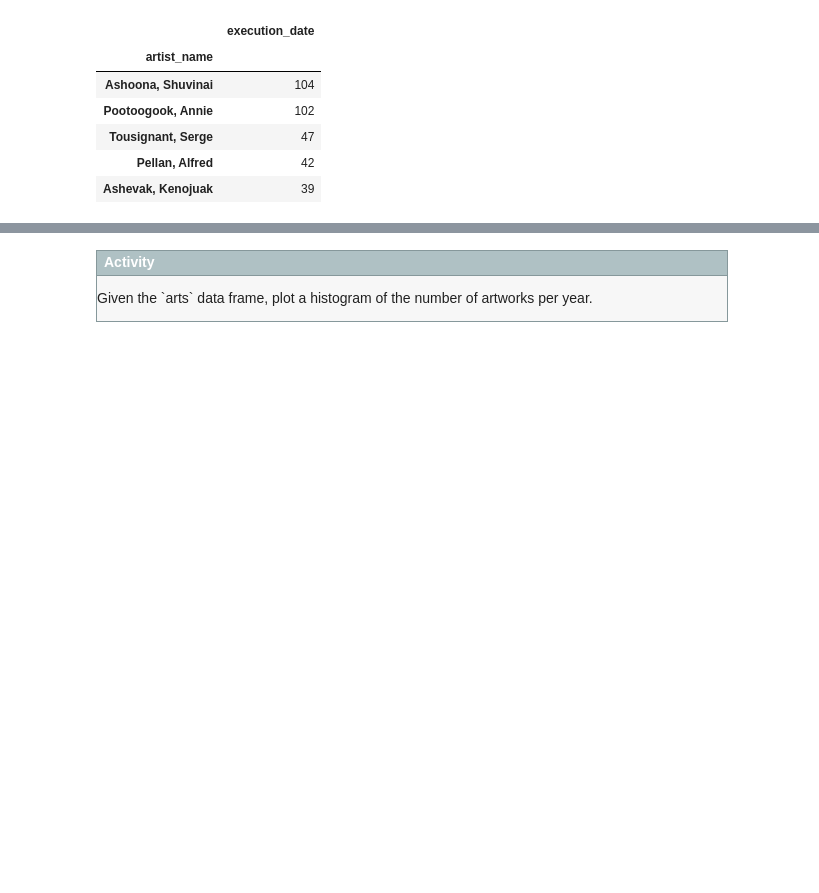
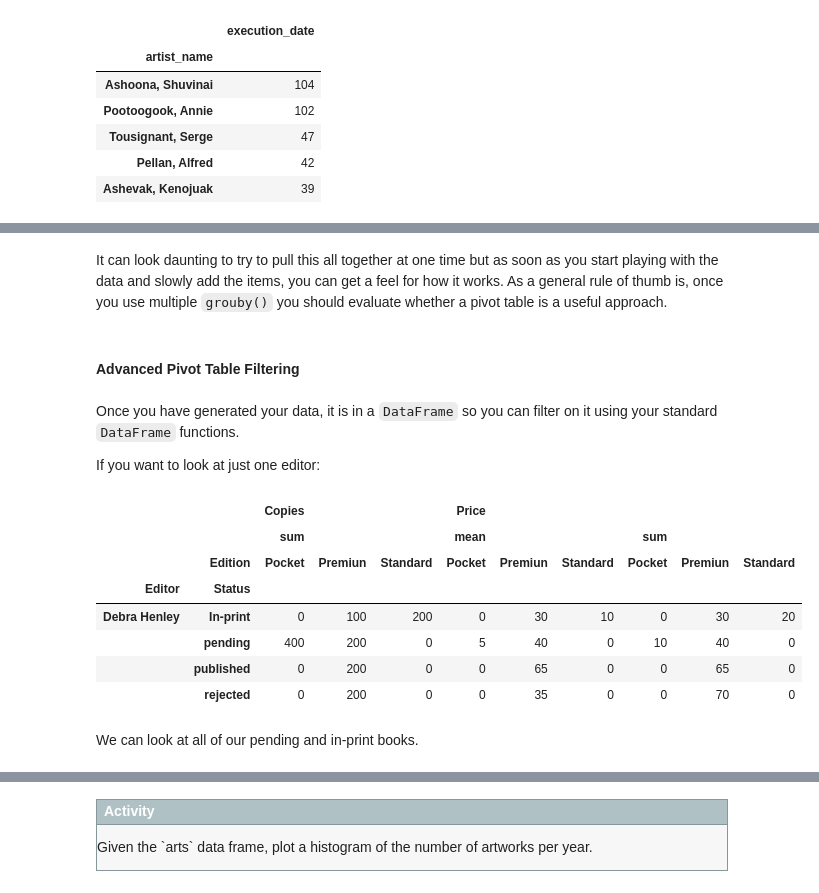
Before and after one commit to versae/DH2304, a Jupyter notebook: class07.ipynb, the cells around one changed output, grey strips where cells are left out. Saved outputs shown, nothing was run; the diff lists cells and outputs as text; code cells hidden in the pictures; blank space fills up the shorter version.

```diff
--- a/class07.ipynb
+++ b/class07.ipynb
@@ -388,0 +888,21 @@ period_max = arts.groupby # ...
+# %% [markdown]
+It can look daunting to try to pull this all together at one time but as soon as you start playing with the data and slowly add the items, you can get a feel for how it works. As a general rule of thumb is, once you use multiple `grouby()` you should evaluate whether a pivot table is a useful approach.
+# %% [markdown]
+#### Advanced Pivot Table Filtering
+# %% [markdown]
+Once you have generated your data, it is in a `DataFrame` so you can filter on it using your standard `DataFrame` functions.
+
+If you want to look at just one editor:
+# %%
+table.query('Editor == ["Debra Henley"]')  # you might nedd to install numexpr
+# %% [output]
+|  |  | Copies |  |  | Price |  |  |  |  |  |
+|  |  | sum |  |  | mean |  |  | sum |  |  |
+|  | Edition | Pocket | Premiun | Standard | Pocket | Premiun | Standard | Pocket | Premiun | Standard |
+| Editor | Status |  |  |  |  |  |  |  |  |  |
+| Debra Henley | In-print | 0 | 100 | 200 | 0 | 30 | 10 | 0 | 30 | 20 |
+|  | pending | 400 | 200 | 0 | 5 | 40 | 0 | 10 | 40 | 0 |
+|  | published | 0 | 200 | 0 | 0 | 65 | 0 | 0 | 65 | 0 |
+|  | rejected | 0 | 200 | 0 | 0 | 35 | 0 | 0 | 70 | 0 |
+# %% [markdown]
+We can look at all of our pending and in-print books.
```
Also changed, not shown: parts of 88 cells of this notebook, 4 other files.
